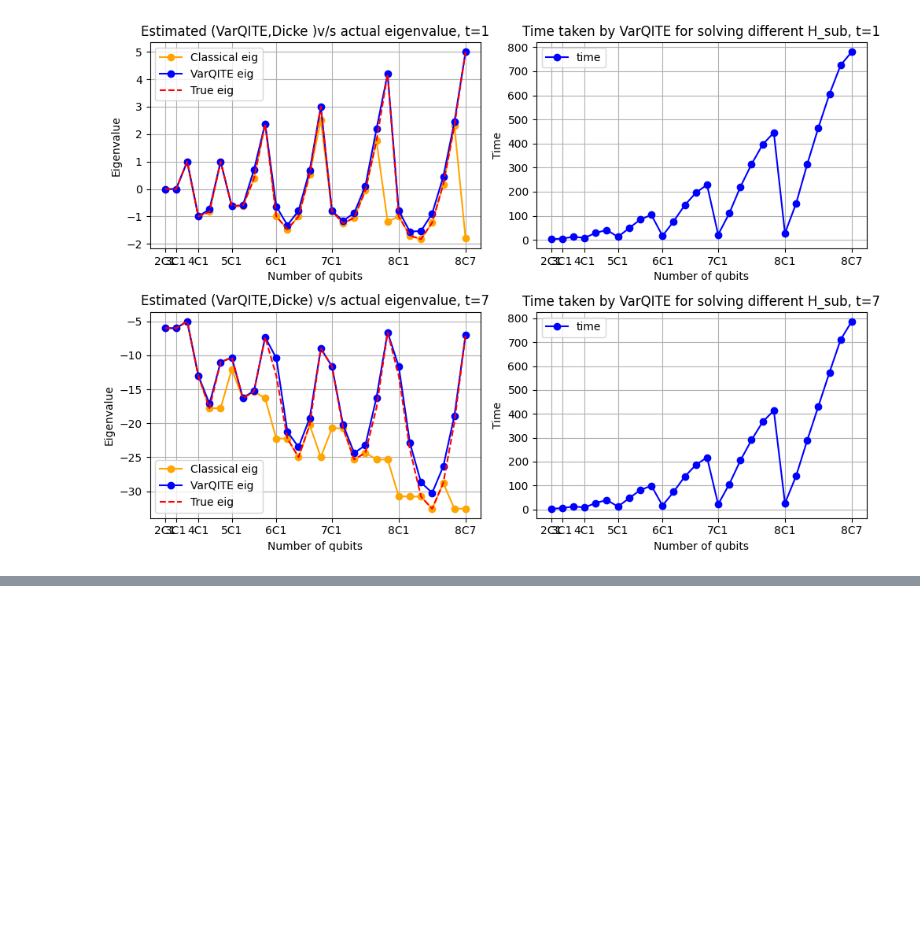
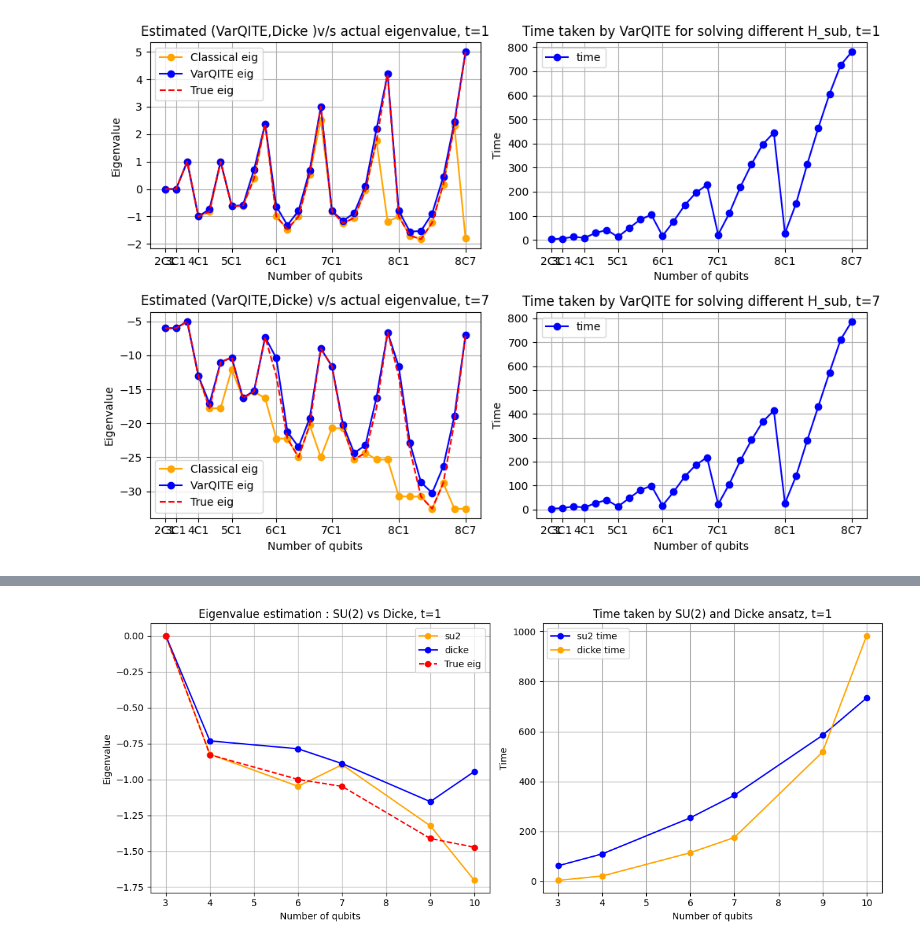
Before and after one commit to Cheshta-Joshi/hubb_sim, a Jupyter notebook: Data notebooks VarQITE/results_gist.ipynb, the cells around one changed output, grey strips where cells are left out. Cells and saved outputs as stored; diff of their text form; code cells hidden in the pictures; blank space fills up the shorter version.

Commit message:
updated results

```diff
--- a/Data notebooks VarQITE/results_gist.ipynb
+++ b/Data notebooks VarQITE/results_gist.ipynb
@@ -286,3 +253,10 @@ plt.tight_layout()
 plt.show()
 # %% [output]
 [figure]
+# %%
+comp_df = pd.read_csv("t1HamResults/su2vsDicke data.csv")
+su2 = comp_df[comp_df['Ansatz'] == 'su2']
+su2 = su2.reset_index(drop=True)
+
+dicke = comp_df[comp_df['Ansatz'] == 'dicke']
+dicke = dicke.reset_index(drop=True)
@@ -288,0 +273,33 @@ plt.show()
+# %%
+fig, axs = plt.subplots(1, 2, figsize=(12, 5))
+
+#xticks = su2['N']
+
+# Plotting the first graph in the first subplot
+axs[0].plot(su2['N'], su2['est_eig'], label='su2', color='orange', marker='o')
+axs[0].plot(su2['N'], dicke['est_eig'], label='dicke', color='blue',marker='o')
+axs[0].plot(su2['N'], only_min_eig(su2['N'],1), label='True eig', color='red',linestyle='--',marker='o')
+axs[0].plot
+axs[0].set_xlabel('Number of qubits')
+axs[0].set_ylabel('Eigenvalue')
+axs[0].set_title('Eigenvalue estimation : SU(2) vs Dicke, t=1')
+axs[0].grid(True)
+# axs[0,0].set_xticks(xticks)
+# axs[0,0].set_xticklabels(xtick_labels)
+axs[0].legend()
+
+# Plotting the second graph in the second subplot
+axs[1].plot(su2['N'], su2['time'], label='su2 time', color='blue', marker='o')
+axs[1].plot(su2['N'], dicke['time'], label='dicke time', color='orange', marker='o')
+axs[1].set_xlabel('Number of qubits')
+axs[1].set_ylabel('Time')
+axs[1].set_title('Time taken by SU(2) and Dicke ansatz, t=1')
+axs[1].grid(True)
+# axs[0,1].set_xticks(xticks)
+# axs[0,1].set_xticklabels(xtick_labels)
+axs[1].legend()
+
+plt.tight_layout()
+plt.show()
+# %% [output]
+[figure, added]
```
Also changed, not shown: parts of 3 cells of this notebook, 1 other file.
